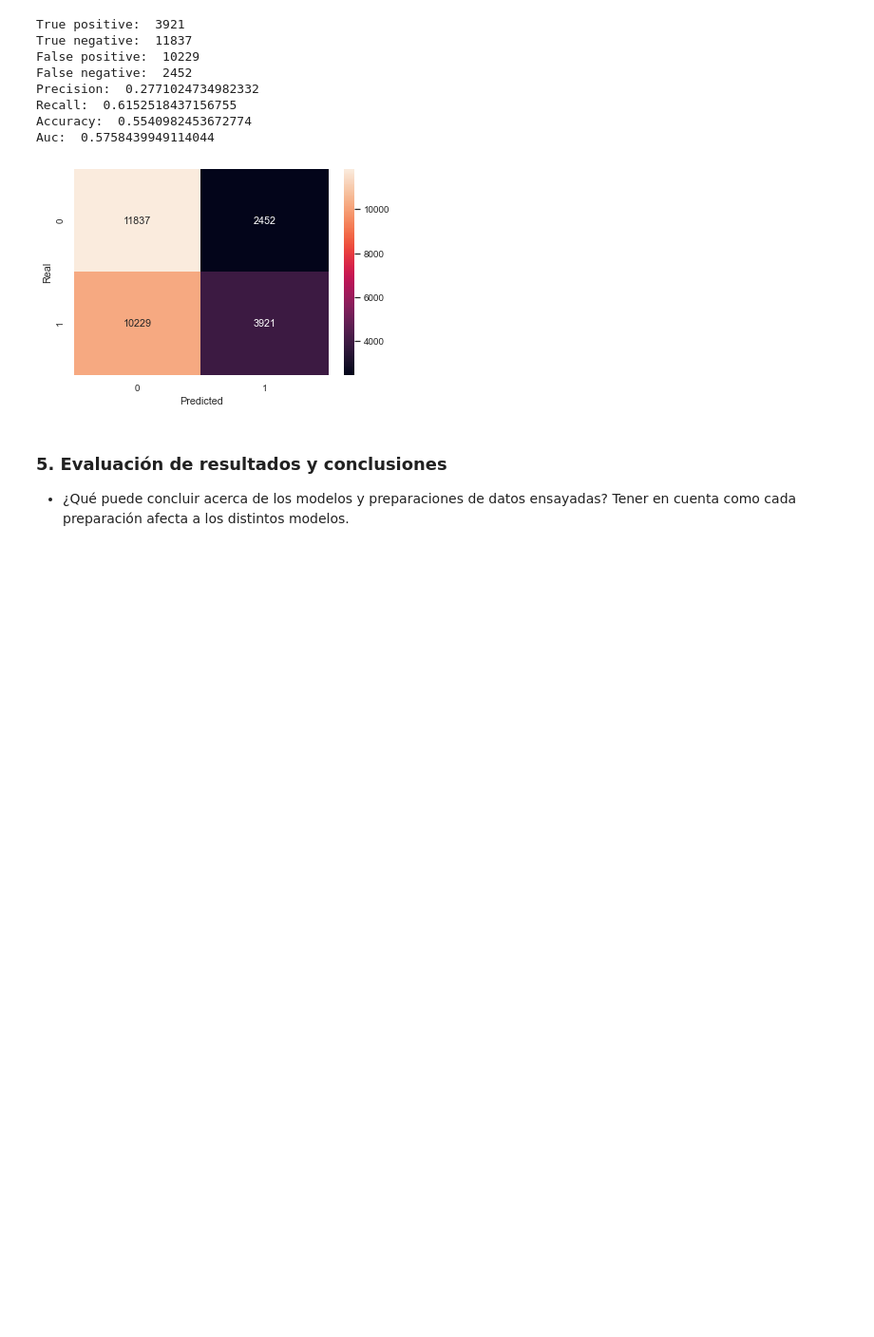
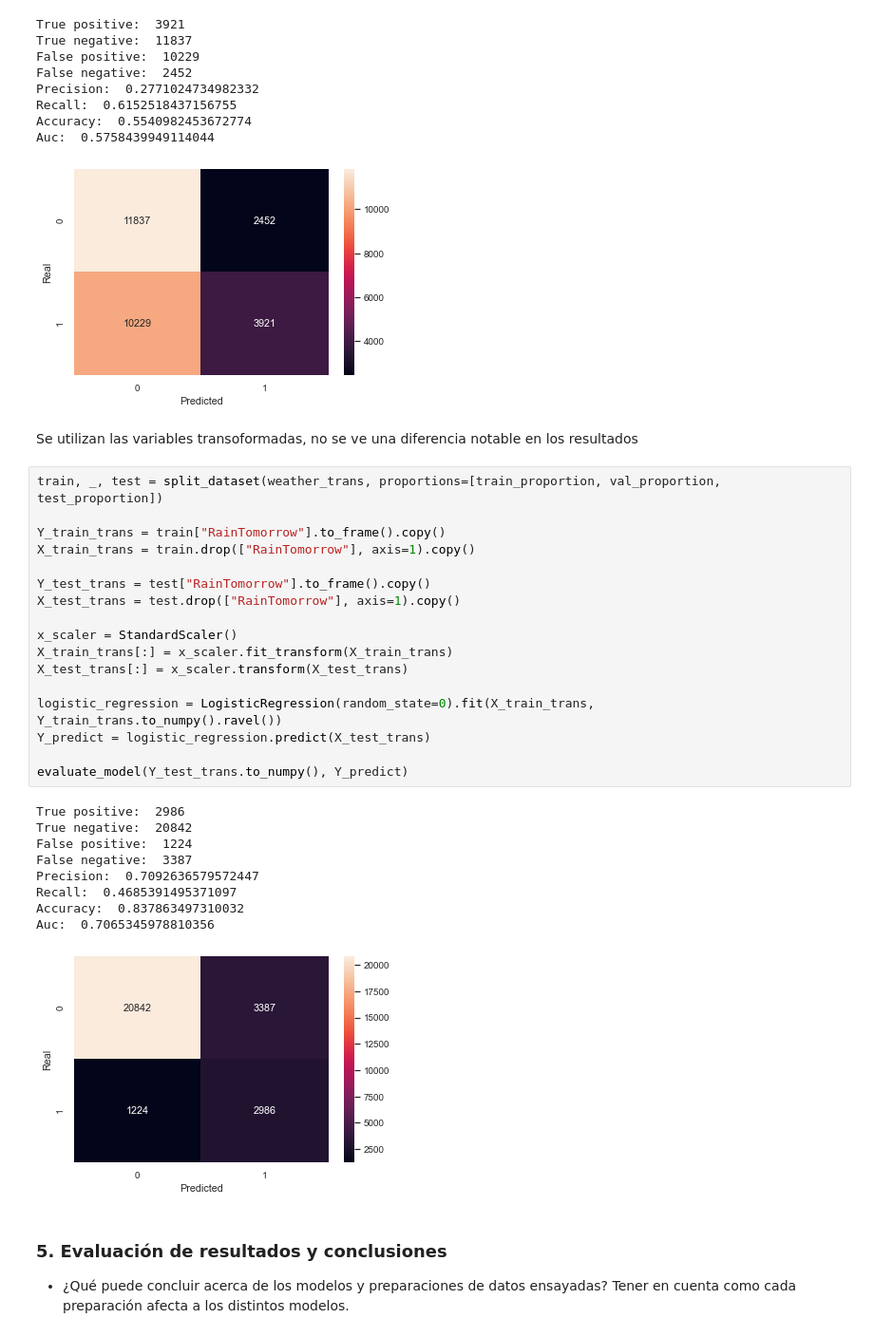
Before and after one commit to GonzaloRomeroR/CEIA, a Jupyter notebook: intro_ia/TP/TP.ipynb, the cells around one changed output. Shown at 95% size. Drawn from its saved outputs; the diff is of its cells as text; blank space fills up the shorter version.

```diff
--- a/intro_ia/TP/TP.ipynb
+++ b/intro_ia/TP/TP.ipynb
@@ -983,6 +980,35 @@ Recall:  0.6152518437156755
 Accuracy:  0.5540982453672774
 Auc:  0.5758439949114044
 [figure]
+# %% [markdown]
+Se utilizan las variables transoformadas, no se ve una diferencia notable en los resultados
+# %%
+train, _, test = split_dataset(weather_trans, proportions=[train_proportion, val_proportion, test_proportion])
+
+Y_train_trans = train["RainTomorrow"].to_frame().copy()
+X_train_trans = train.drop(["RainTomorrow"], axis=1).copy()
+
+Y_test_trans = test["RainTomorrow"].to_frame().copy()
+X_test_trans = test.drop(["RainTomorrow"], axis=1).copy()
+
+x_scaler = StandardScaler()
+X_train_trans[:] = x_scaler.fit_transform(X_train_trans)
+X_test_trans[:] = x_scaler.transform(X_test_trans)
+
+logistic_regression = LogisticRegression(random_state=0).fit(X_train_trans, Y_train_trans.to_numpy().ravel())
+Y_predict = logistic_regression.predict(X_test_trans)
+
+evaluate_model(Y_test_trans.to_numpy(), Y_predict)
+# %% [output]
+True positive:  2986
+True negative:  20842
+False positive:  1224
+False negative:  3387
+Precision:  0.7092636579572447
+Recall:  0.4685391495371097
+Accuracy:  0.837863497310032
+Auc:  0.7065345978810356
+[figure, added]
 # %% [markdown]
 ### 5. Evaluación de resultados y conclusiones
 
```
Also changed, not shown: parts of 5 cells of this notebook.
